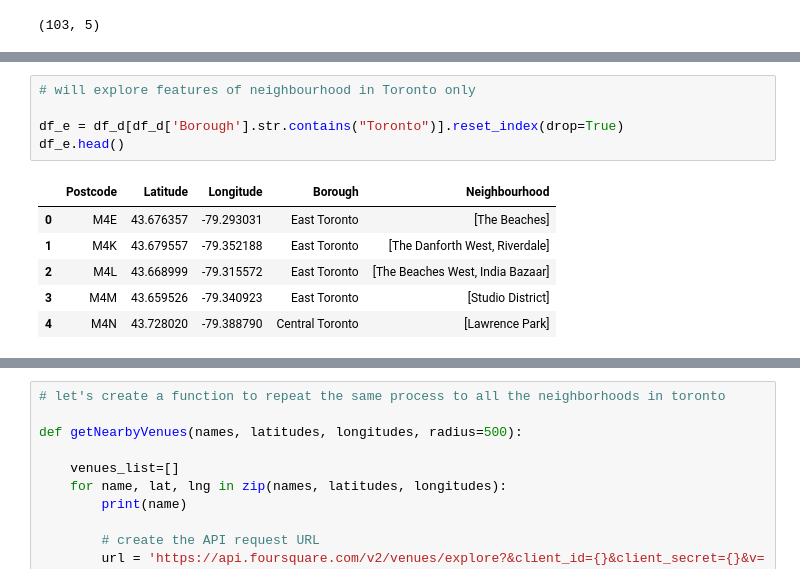
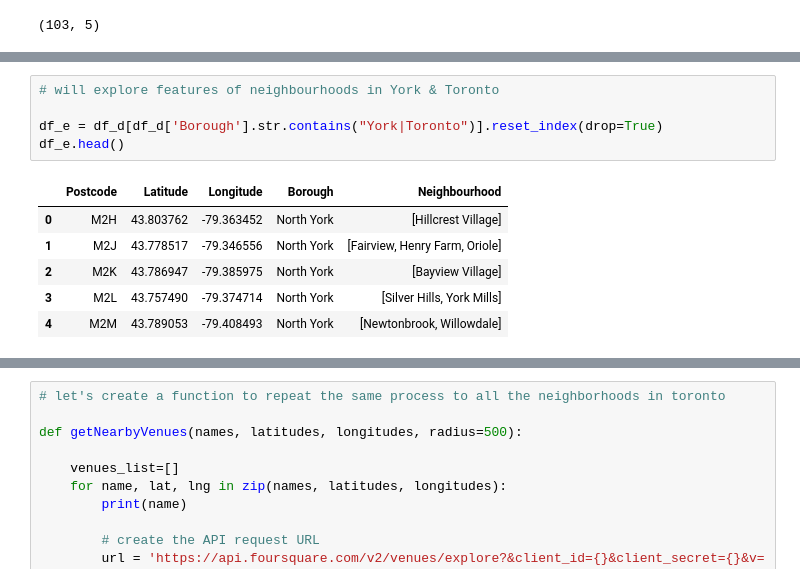
Before and after one commit to MaguireMaName/Coursera_Capstone, a Jupyter notebook: Machine_Learning_w_Python_Segment_&_Clustering.ipynb, the cells around one changed output, grey strips where cells are left out. Drawn from its saved outputs; the diff is of its cells as text.

```diff
--- a/Machine_Learning_w_Python_Segment_&_Clustering.ipynb
+++ b/Machine_Learning_w_Python_Segment_&_Clustering.ipynb
@@ -149,13 +151,13 @@ df_d.head()
 # %%
-# will explore features of neighbourhood in Toronto only
+# will explore features of neighbourhoods in York & Toronto
 
-df_e = df_d[df_d['Borough'].str.contains("Toronto")].reset_index(drop=True)
+df_e = df_d[df_d['Borough'].str.contains("York|Toronto")].reset_index(drop=True)
 df_e.head()
 # %% [output]
 |  | Postcode | Latitude | Longitude | Borough | Neighbourhood |
-| 0 | M4E | 43.676357 | -79.293031 | East Toronto | [The Beaches] |
-| 1 | M4K | 43.679557 | -79.352188 | East Toronto | [The Danforth West, Riverdale] |
-| 2 | M4L | 43.668999 | -79.315572 | East Toronto | [The Beaches West, India Bazaar] |
-| 3 | M4M | 43.659526 | -79.340923 | East Toronto | [Studio District] |
-| 4 | M4N | 43.728020 | -79.388790 | Central Toronto | [Lawrence Park] |
+| 0 | M2H | 43.803762 | -79.363452 | North York | [Hillcrest Village] |
+| 1 | M2J | 43.778517 | -79.346556 | North York | [Fairview, Henry Farm, Oriole] |
+| 2 | M2K | 43.786947 | -79.385975 | North York | [Bayview Village] |
+| 3 | M2L | 43.757490 | -79.374714 | North York | [Silver Hills, York Mills] |
+| 4 | M2M | 43.789053 | -79.408493 | North York | [Newtonbrook, Willowdale] |
 # %%
```
Also changed, not shown: parts of 31 cells of this notebook.
